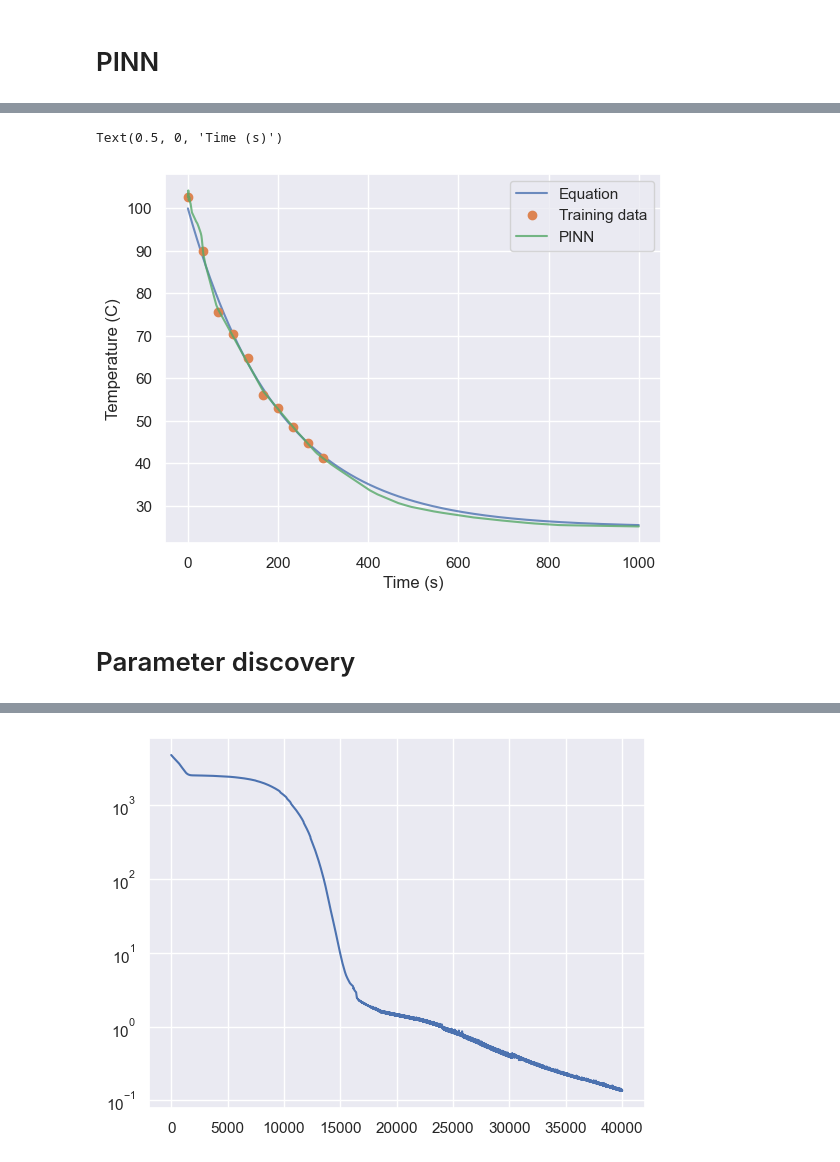
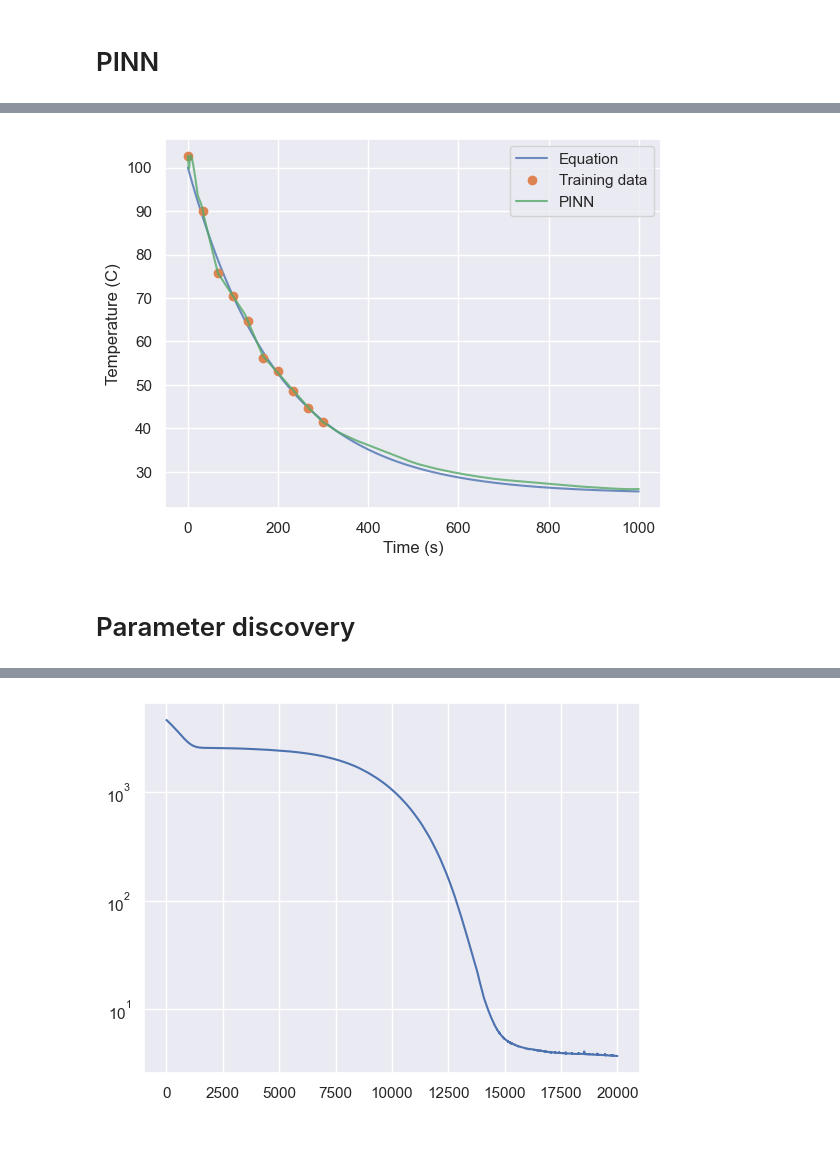
Before and after one commit to Michael-S-Phillips/PTYS_AI, a Jupyter notebook: 02_Curve_Fitting/notebooks/pinns/cooling/temp_pred.ipynb, the cells around one changed output, grey strips where cells are left out. Cells and saved outputs as stored; diff of their text form; code cells hidden in the pictures.

```diff
--- a/02_Curve_Fitting/notebooks/pinns/cooling/temp_pred.ipynb
+++ b/02_Curve_Fitting/notebooks/pinns/cooling/temp_pred.ipynb
@@ -226,7 +225,7 @@ def physics_loss(model: torch.nn.Module):
 
     # Compute the gradient of the temperatures with respect to time.
     # This gives us the rate of change of temperature with respect to time.
-    dT = grad(temps, ts, create_graph=True)[0]
+    dT = grad(temps, ts)[0]
 
     # Compute the residual of the differential equation.
     # The differential equation for cooling is given by: dT/dt = -R * (T - Tenv)
@@ -326,8 +325,7 @@ plt.xlabel('Time (s)')
 # This will show the true temperature curve, the training data points, and the neural network predictions on the same graph.
 plt.show()
 # %% [output]
-Text(0.5, 0, 'Time (s)')
-[figure, old version]
+[figure, new version]
 # %% [markdown]
 # Parameter discovery
 # %%
@@ -355,7 +353,7 @@ def physics_loss_discovery(model: torch.nn.Module):
 
     # Compute the gradient of the temperatures with respect to time.
     # This gives us the rate of change of temperature with respect to time.
-    dT = grad(temps, ts, create_graph=True)[0]
+    dT = grad(temps, ts)[0]
 
     # Compute the residual of the differential equation.
     # The differential equation for cooling is given by: dT/dt = -r * (T - Tenv)
@@ -367,7 +365,7 @@ def physics_loss_discovery(model: torch.nn.Module):
     # This gives us the physics-informed loss, which we aim to minimize during training.
     return torch.mean(pde**2)
 # %%
-netdisc = NetDiscovery(1, 1, loss2=physics_loss_discovery, loss2_weight=1, epochs=40000, lr= 5e-6).to(DEVICE)
+netdisc = NetDiscovery(1, 1, loss2=physics_loss_discovery, loss2_weight=1, epochs=20000, lr= 5e-6).to(DEVICE)
 """
 Classes:
     NetDiscovery: A neural network class designed for discovering the r parameter of Netwon's heat equation.
@@ -415,4 +413,4 @@ Epoch 36000/40000, loss: 0.20
-[figure, old version]
+[figure, new version]
 # %%
 # Use the trained neural network (netdisc) to predict temperatures over the given time steps.
 # The times variable contains the time steps at which predictions are made.
```
Also changed, not shown: parts of 6 cells of this notebook, 1 other file.
